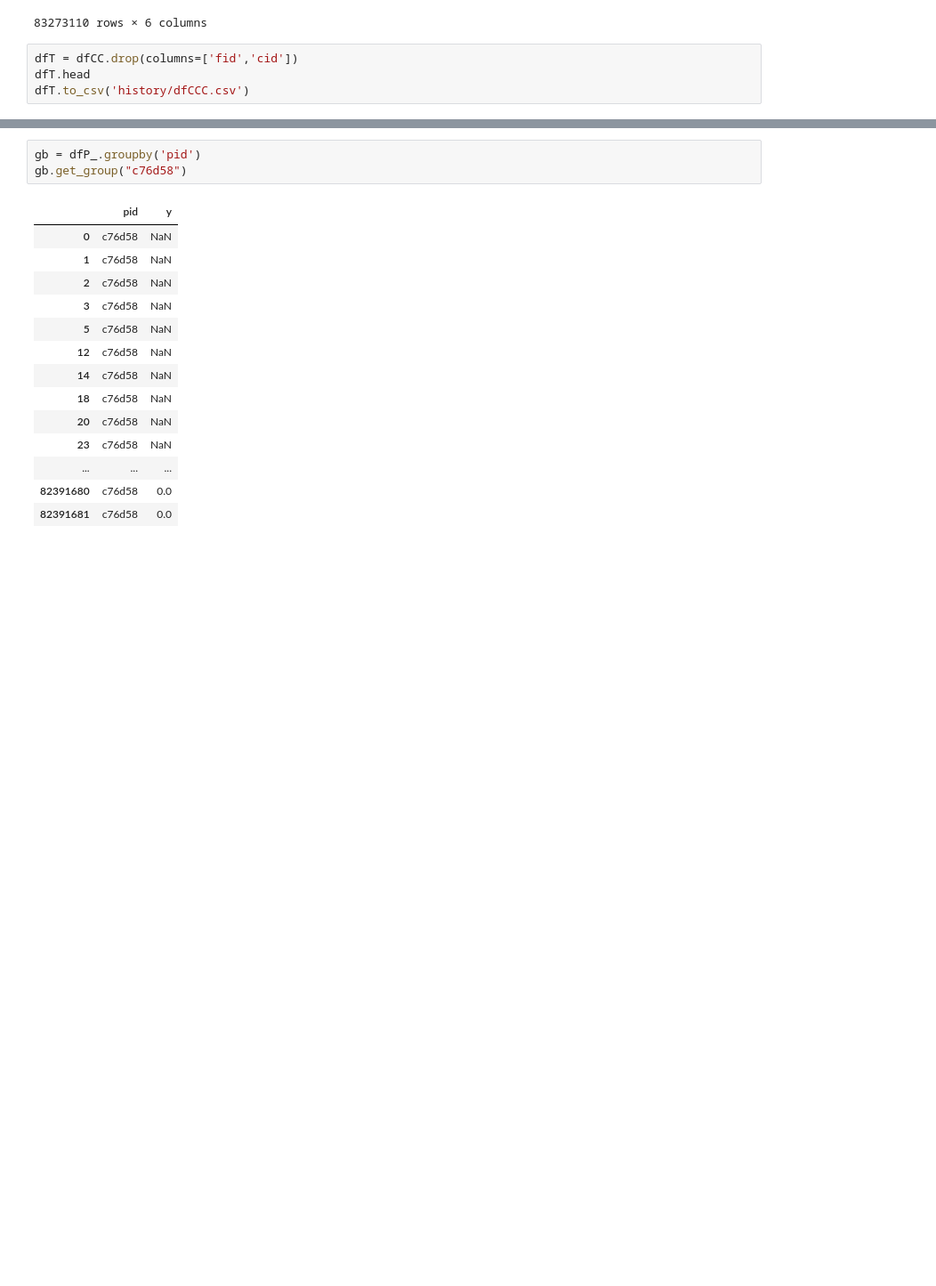
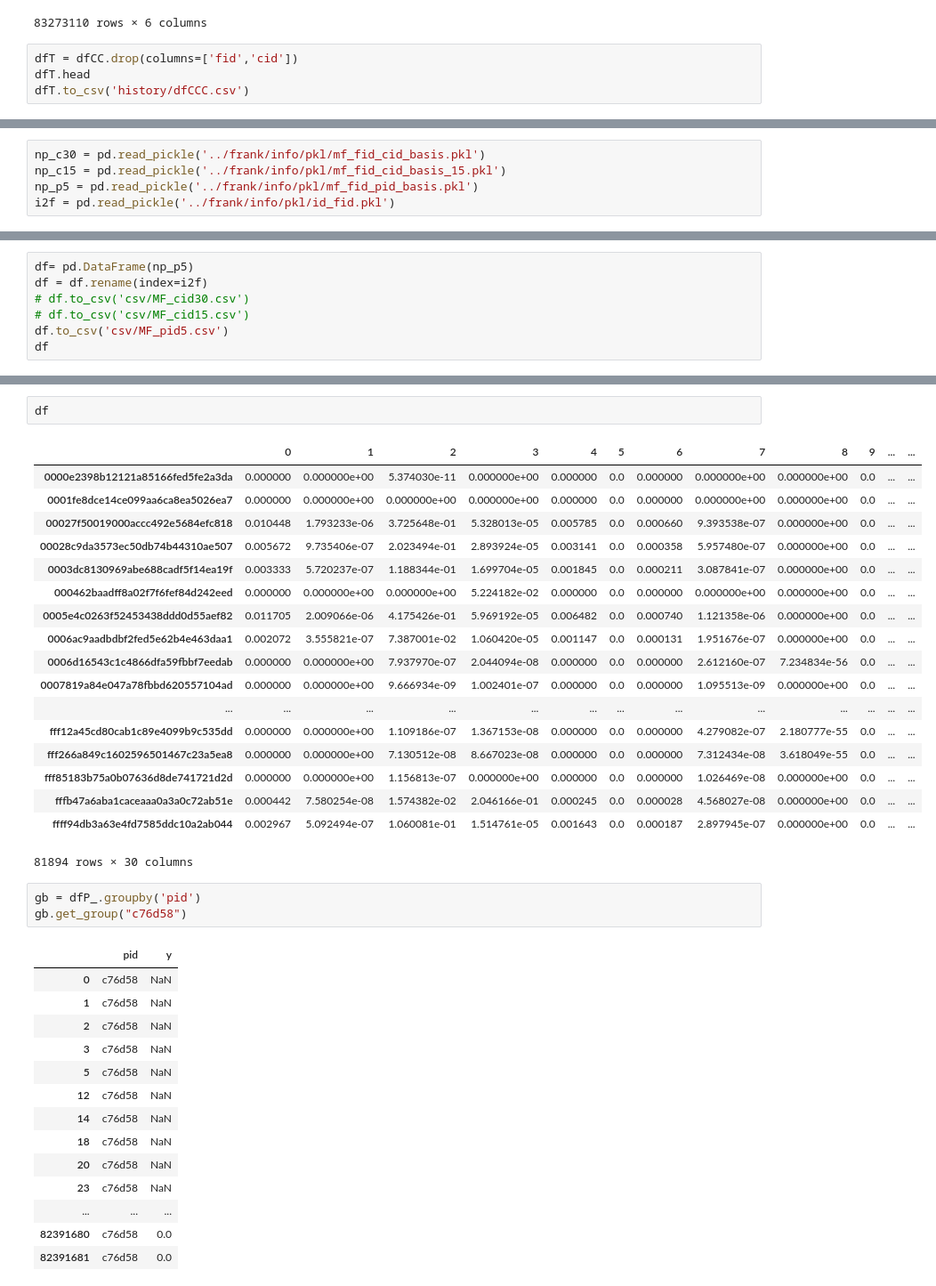
Before and after one commit to tychen5/Trend_TBrainAI, a Jupyter notebook: leo/Read_all_queryLog-Copy1.ipynb, the cells around one changed output, grey strips where cells are left out. Shown at 89% size. Drawn from its saved outputs; the diff is of its cells as text; blank space fills up the shorter version.

```diff
--- a/leo/Read_all_queryLog-Copy1.ipynb
+++ b/leo/Read_all_queryLog-Copy1.ipynb
@@ -661,0 +664,5 @@ dfT.to_csv('history/dfCCC.csv')
+# %%
+np_c30 = pd.read_pickle('../frank/info/pkl/mf_fid_cid_basis.pkl')
+np_c15 = pd.read_pickle('../frank/info/pkl/mf_fid_cid_basis_15.pkl')
+np_p5 = pd.read_pickle('../frank/info/pkl/mf_fid_pid_basis.pkl')
+i2f = pd.read_pickle('../frank/info/pkl/id_fid.pkl')
@@ -661,0 +694,7 @@ dfT.to_csv('history/dfCCC.csv')
+# %%
+df= pd.DataFrame(np_p5)
+df = df.rename(index=i2f)
+# df.to_csv('csv/MF_cid30.csv')
+# df.to_csv('csv/MF_cid15.csv')
+df.to_csv('csv/MF_pid5.csv')
+df
@@ -662,3 +720,24 @@ dfT.to_csv('history/dfCCC.csv')
+# %%
+df
+# %% [output]
+|  | 0 | 1 | 2 | 3 | 4 | 5 | 6 | 7 | 8 | 9 | ... | ... |
+| 0000e2398b12121a85166fed5fe2a3da | 0.000000 | 0.000000e+00 | 5.374030e-11 | 0.000000e+00 | 0.000000 | 0.0 | 0.000000 | 0.000000e+00 | 0.000000e+00 | 0.0 | ... | ... |
+| 0001fe8dce14ce099aa6ca8ea5026ea7 | 0.000000 | 0.000000e+00 | 0.000000e+00 | 0.000000e+00 | 0.000000 | 0.0 | 0.000000 | 0.000000e+00 | 0.000000e+00 | 0.0 | ... | ... |
+| 00027f50019000accc492e5684efc818 | 0.010448 | 1.793233e-06 | 3.725648e-01 | 5.328013e-05 | 0.005785 | 0.0 | 0.000660 | 9.393538e-07 | 0.000000e+00 | 0.0 | ... | ... |
+| 00028c9da3573ec50db74b44310ae507 | 0.005672 | 9.735406e-07 | 2.023494e-01 | 2.893924e-05 | 0.003141 | 0.0 | 0.000358 | 5.957480e-07 | 0.000000e+00 | 0.0 | ... | ... |
+| 0003dc8130969abe688cadf5f14ea19f | 0.003333 | 5.720237e-07 | 1.188344e-01 | 1.699704e-05 | 0.001845 | 0.0 | 0.000211 | 3.087841e-07 | 0.000000e+00 | 0.0 | ... | ... |
+| 000462baadff8a02f7f6fef84d242eed | 0.000000 | 0.000000e+00 | 0.000000e+00 | 5.224182e-02 | 0.000000 | 0.0 | 0.000000 | 0.000000e+00 | 0.000000e+00 | 0.0 | ... | ... |
+| 0005e4c0263f52453438ddd0d55aef82 | 0.011705 | 2.009066e-06 | 4.175426e-01 | 5.969192e-05 | 0.006482 | 0.0 | 0.000740 | 1.121358e-06 | 0.000000e+00 | 0.0 | ... | ... |
+| 0006ac9aadbdbf2fed5e62b4e463daa1 | 0.002072 | 3.555821e-07 | 7.387001e-02 | 1.060420e-05 | 0.001147 | 0.0 | 0.000131 | 1.951676e-07 | 0.000000e+00 | 0.0 | ... | ... |
+| 0006d16543c1c4866dfa59fbbf7eedab | 0.000000 | 0.000000e+00 | 7.937970e-07 | 2.044094e-08 | 0.000000 | 0.0 | 0.000000 | 2.612160e-07 | 7.234834e-56 | 0.0 | ... | ... |
+| 0007819a84e047a78fbbd620557104ad | 0.000000 | 0.000000e+00 | 9.666934e-09 | 1.002401e-07 | 0.000000 | 0.0 | 0.000000 | 1.095513e-09 | 0.000000e+00 | 0.0 | ... | ... |
+| ... | ... | ... | ... | ... | ... | ... | ... | ... | ... | ... | ... | ... |
+| fff12a45cd80cab1c89e4099b9c535dd | 0.000000 | 0.000000e+00 | 1.109186e-07 | 1.367153e-08 | 0.000000 | 0.0 | 0.000000 | 4.279082e-07 | 2.180777e-55 | 0.0 | ... | ... |
+| fff266a849c1602596501467c23a5ea8 | 0.000000 | 0.000000e+00 | 7.130512e-08 | 8.667023e-08 | 0.000000 | 0.0 | 0.000000 | 7.312434e-08 | 3.618049e-55 | 0.0 | ... | ... |
+| fff85183b75a0b07636d8de741721d2d | 0.000000 | 0.000000e+00 | 1.156813e-07 | 0.000000e+00 | 0.000000 | 0.0 | 0.000000 | 1.026469e-08 | 0.000000e+00 | 0.0 | ... | ... |
+| fffb47a6aba1caceaaa0a3a0c72ab51e | 0.000442 | 7.580254e-08 | 1.574382e-02 | 2.046166e-01 | 0.000245 | 0.0 | 0.000028 | 4.568027e-08 | 0.000000e+00 | 0.0 | ... | ... |
+| ffff94db3a63e4fd7585ddc10a2ab044 | 0.002967 | 5.092494e-07 | 1.060081e-01 | 1.514761e-05 | 0.001643 | 0.0 | 0.000187 | 2.897945e-07 | 0.000000e+00 | 0.0 | ... | ... |
+81894 rows × 30 columns
 # %%
 gb = dfP_.groupby('pid')
 gb.get_group("c76d58")
```
Also changed, not shown: parts of 4 cells of this notebook, 5 other files.
